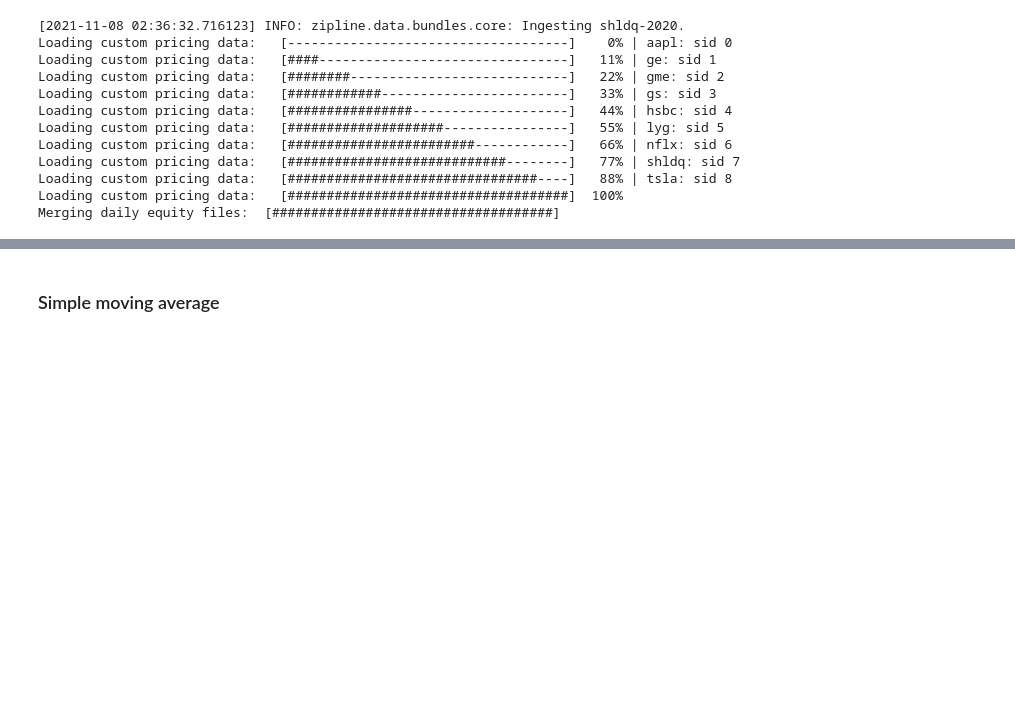
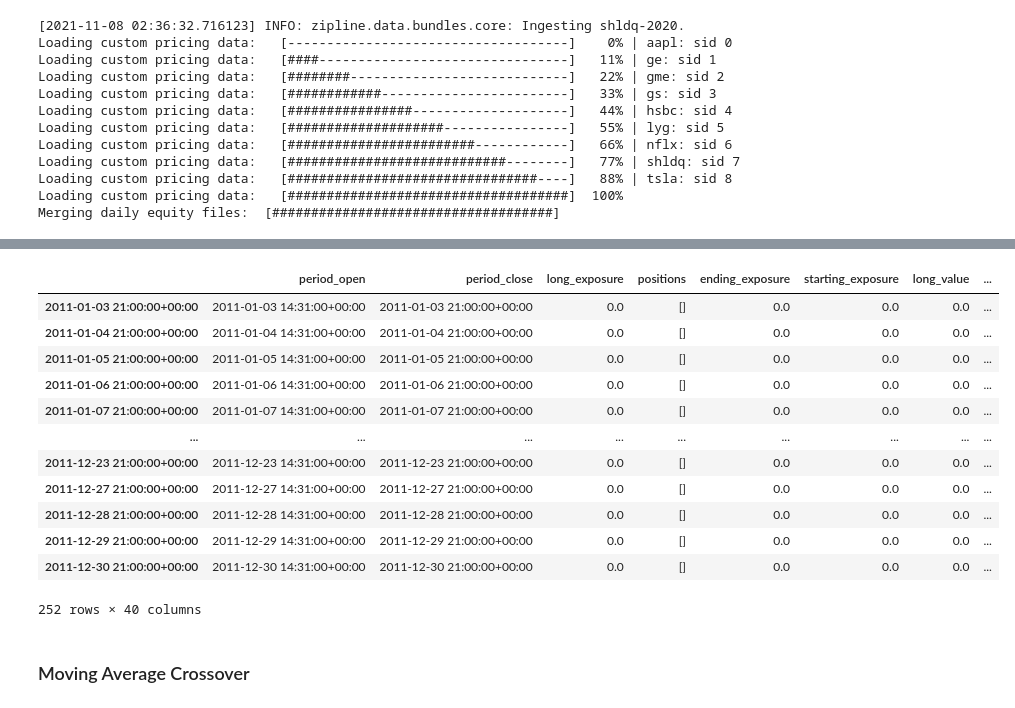
Before and after one commit to josephahn/trading_data_analysis, a Jupyter notebook: comparing_trading_strategies.ipynb, the cells around one changed output, grey strips where cells are left out. Saved outputs shown, nothing was run; the diff lists cells and outputs as text; code cells hidden in the pictures; blank space fills up the shorter version.

```diff
--- a/comparing_trading_strategies.ipynb
+++ b/comparing_trading_strategies.ipynb
@@ -201,42 +141,54 @@ bah_results = run_algorithm(
 # %%
-amount_to_invest_weekly = principal / (3*52)
+%%zipline --start 2011-1-1 --end 2011-12-31 --capital-base 10000.0 -o tsla_2011_sma.pkl --no-benchmark
+
+# imports
+from zipline.api import order_percent, record, symbol, order_target
+from zipline.finance import commission
+
+# parameters
+MA_PERIODS = 20
+SELECTED_STOCK = 'TSLA'
 
 def initialize(context):
-    context.days = 0
-    context.asset = symbol(ticker)
-    context.amount_to_invest_weekly = amount_to_invest_weekly
-    context.amont_invested = 0
+    context.time = 0
+    context.asset = symbol(SELECTED_STOCK)
+    context.set_commission(commission.PerShare(cost=0.0, min_trade_cost=0))
+    context.has_position = False
 
 def handle_data(context, data):
-    context.days += 1
+    context.time += 1
+    record(time=context.time)
+    if context.time < MA_PERIODS:
+        return
 
-    if context.days == 7:
-        context.days = 0
-        return
-    if context.days == 1:
-        n_stocks_to_buy = math.floor(context.amount_to_invest_weekly / data.current(context.asset, 'price'))
-        if n_stocks_to_buy == 0:
-            context.amount_to_invest_weekly += amount_to_invest_weekly
-        else:
-            context.amont_invested += n_stocks_to_buy * data.current(context.asset, 'price')
-            if context.amont_invested < principal:
-                order(context.asset, n_stocks_to_buy)
-                context.amount_to_invest_weekly = amount_to_invest_weekly
+    price_history = data.history(context.asset, fields="price", bar_count=MA_PERIODS, frequency="1d")
+    ma = price_history.mean()
 
-    record(price=data.current(context.asset, "price"))
+    # cross up
+    if (price_history[-2] < ma) & (price_history[-1] > ma) & (not context.has_position):
+        order_percent(context.asset, 1.0)
+        context.has_position = True
+    # cross down
+    elif (price_history[-2] > ma) & (price_history[-1] < ma) & (context.has_position):
+        order_target(context.asset, 0)
+        context.has_position = False
 
-
-dca_results = run_algorithm(
-    start=start,
-    end=end,
-    initialize=initialize,
-    handle_data=handle_data,
-    capital_base=principal,
-    bundle=bundle_name,
-    data_frequency="daily",
-)
-
-# plot('Dollar Cost Averaging - Tesla', dca_results, ['price'])
+    record(price=data.current(context.asset, 'price'),
+           moving_average=ma)
+# %% [output]
+|  | period_open | period_close | long_exposure | positions | ending_exposure | starting_exposure | long_value | ... |
+| 2011-01-03 21:00:00+00:00 | 2011-01-03 14:31:00+00:00 | 2011-01-03 21:00:00+00:00 | 0.0 | [] | 0.0 | 0.0 | 0.0 | ... |
+| 2011-01-04 21:00:00+00:00 | 2011-01-04 14:31:00+00:00 | 2011-01-04 21:00:00+00:00 | 0.0 | [] | 0.0 | 0.0 | 0.0 | ... |
+| 2011-01-05 21:00:00+00:00 | 2011-01-05 14:31:00+00:00 | 2011-01-05 21:00:00+00:00 | 0.0 | [] | 0.0 | 0.0 | 0.0 | ... |
+| 2011-01-06 21:00:00+00:00 | 2011-01-06 14:31:00+00:00 | 2011-01-06 21:00:00+00:00 | 0.0 | [] | 0.0 | 0.0 | 0.0 | ... |
+| 2011-01-07 21:00:00+00:00 | 2011-01-07 14:31:00+00:00 | 2011-01-07 21:00:00+00:00 | 0.0 | [] | 0.0 | 0.0 | 0.0 | ... |
+| ... | ... | ... | ... | ... | ... | ... | ... | ... |
+| 2011-12-23 21:00:00+00:00 | 2011-12-23 14:31:00+00:00 | 2011-12-23 21:00:00+00:00 | 0.0 | [] | 0.0 | 0.0 | 0.0 | ... |
+| 2011-12-27 21:00:00+00:00 | 2011-12-27 14:31:00+00:00 | 2011-12-27 21:00:00+00:00 | 0.0 | [] | 0.0 | 0.0 | 0.0 | ... |
+| 2011-12-28 21:00:00+00:00 | 2011-12-28 14:31:00+00:00 | 2011-12-28 21:00:00+00:00 | 0.0 | [] | 0.0 | 0.0 | 0.0 | ... |
+| 2011-12-29 21:00:00+00:00 | 2011-12-29 14:31:00+00:00 | 2011-12-29 21:00:00+00:00 | 0.0 | [] | 0.0 | 0.0 | 0.0 | ... |
+| 2011-12-30 21:00:00+00:00 | 2011-12-30 14:31:00+00:00 | 2011-12-30 21:00:00+00:00 | 0.0 | [] | 0.0 | 0.0 | 0.0 | ... |
+252 rows × 40 columns
 # %% [markdown]
-### Simple moving average
+### Moving Average Crossover
 # %%
```
Also changed, not shown: parts of 25 cells of this notebook.
